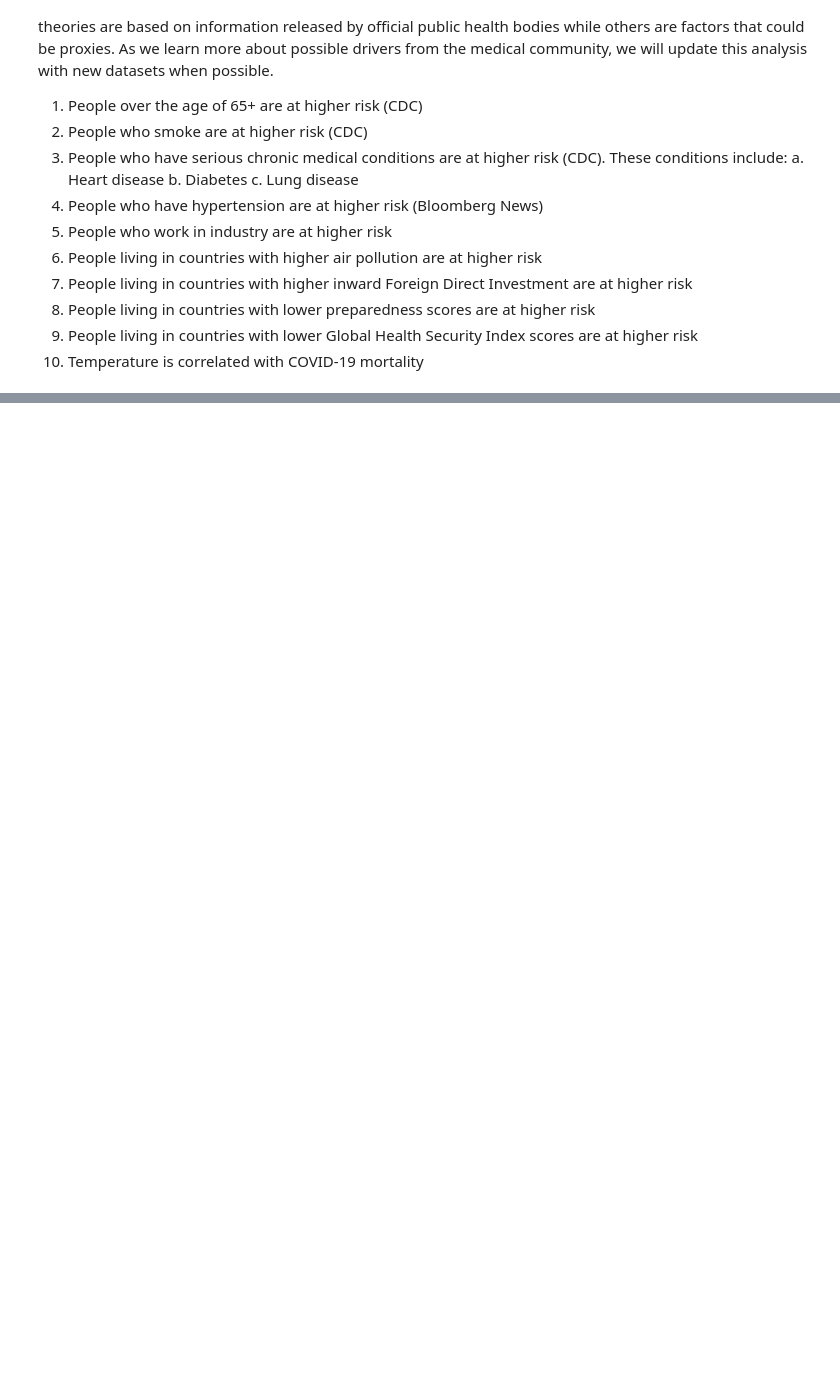
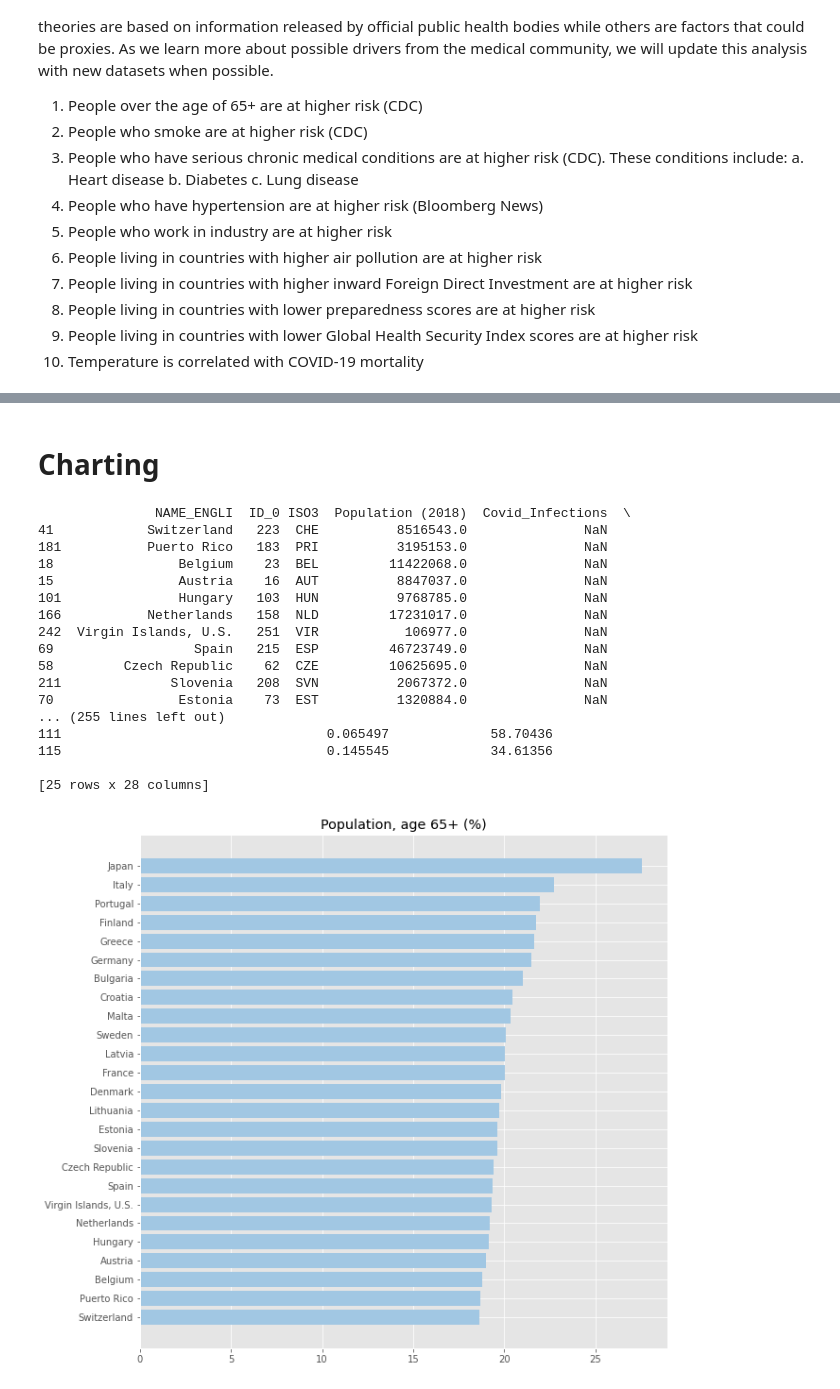
Before and after one commit to dai-ictgeo/covid_19_part_1, a Jupyter notebook: covid_19_p1.ipynb, the cells around one changed output, grey strips where cells are left out. Saved outputs shown, nothing was run; the diff lists cells and outputs as text; code cells hidden in the pictures; blank space fills up the shorter version.

Commit message:
factor 1 analysis

```diff
--- a/covid_19_p1.ipynb
+++ b/covid_19_p1.ipynb
@@ -47,32 +51,35 @@ covid_df.head()
 with open('countries.geojson') as f:
     world_area = json.load(f)
 # %%
+# function to create choropleth map with COVID case overlay
 def create_map(factor_df, covid_df, variable_name, world_area):
     # initialize the map
     world_map = folium.Map(tiles='Mapbox Bright')
 
-    # add chloropleth base
+    # add choropleth base
     folium.Choropleth(
         geo_data=world_area,
         name=variable_name,
         data=factor_df,
         columns=['ISO3', variable_name],
         key_on='feature.properties.ISO_A3',
-        fill_color='YlGn',
+        fill_color='BuPu',
         fill_opacity=0.7,
         line_opacity=0.2,
+        nan_fill_opacity=0,
         legend_name=variable_name).add_to(world_map)
 
     # add covid data - confirmed cases only
-    for i,row in covid_df.iterrows():
-        if row.Confirmed != 0:
-            tooltip = 'Country/Region: ' + row['Country/Region'] + '<br>' + 'Province/State: ' + str(row['Province/State'])+ '<br>' + 'Confirmed Cases: ' + str(row.Confirmed)
-            folium.CircleMarker((row.Latitude,row.Longitude), radius=row.Confirmed/1500, weight=2, color='red', fill_color='red', fill_opacity=.5, tooltip=tooltip).add_to(world_map)
+    #for i,row in covid_df.iterrows():
+    #    if row.Confirmed != 0:
+    #        tooltip = 'Country/Region: ' + row['Country/Region'] + '<br>' + 'Province/State: ' + str(row['Province/State'])+ '<br>' + 'Confirmed Cases: ' + str(row.Confirmed)
+    #        folium.CircleMarker((row.Latitude,row.Longitude), radius=row.Confirmed/1000, color='red', fill_color='red', fill_opacity=.5, tooltip=tooltip).add_to(world_map)
+    #folium.LayerControl().add_to(world_map)
 
-    # save map as html
+    # save map as html for interactivity
     world_map.save(variable_name+'.html')
 
     return None
 # %%
-for x in factor_df.columns[6:]:
+for x in factor_df.columns[6:7]:
     create_map(factor_df, covid_df, x, world_area)
@@ -96,0 +86,45 @@ Total Trade w USA(2017)
+# %% [markdown]
+# Charting
+# %%
+import matplotlib.pyplot as plt
+from matplotlib.pyplot import figure, imshow, axis
+from matplotlib.image import imread
+plt.style.use('ggplot')
+# %%
+# function to create standard bar chart
+def create_bar(factor_df, variable_name):
+    # sort by value & drop nulls
+    factor2_df = factor_df.dropna(subset=[variable_name]).sort_values(by=[variable_name]).tail(25)
+    print(factor2_df)
+
+    # plot
+    plt.figure(figsize=(10,10))
+    plt.barh(factor2_df['NAME_ENGLI'], factor2_df[variable_name], color='#a1c7e3')
+    plt.title('Population, age 65+ (%)')
+
+    # save as png
+    plt.savefig(variable_name +'_bar.png')
+    return None
+# %%
+# loop through all variables and create bar charts
+for x in factor_df.columns[6:7]:
+    create_bar(factor_df, x)
+# %% [output]
+               NAME_ENGLI  ID_0 ISO3  Population (2018)  Covid_Infections  \
+41            Switzerland   223  CHE          8516543.0               NaN
+181           Puerto Rico   183  PRI          3195153.0               NaN
+18                Belgium    23  BEL         11422068.0               NaN
+15                Austria    16  AUT          8847037.0               NaN
+101               Hungary   103  HUN          9768785.0               NaN
+166           Netherlands   158  NLD         17231017.0               NaN
+242  Virgin Islands, U.S.   251  VIR           106977.0               NaN
+69                  Spain   215  ESP         46723749.0               NaN
+58         Czech Republic    62  CZE         10625695.0               NaN
+211              Slovenia   208  SVN          2067372.0               NaN
+70                Estonia    73  EST          1320884.0               NaN
+... (255 lines left out)
+111                                  0.065497             58.70436
+115                                  0.145545             34.61356
+
+[25 rows x 28 columns]
+[figure, added]
```
Also changed, not shown: parts of 12 cells of this notebook, 3 other files.
